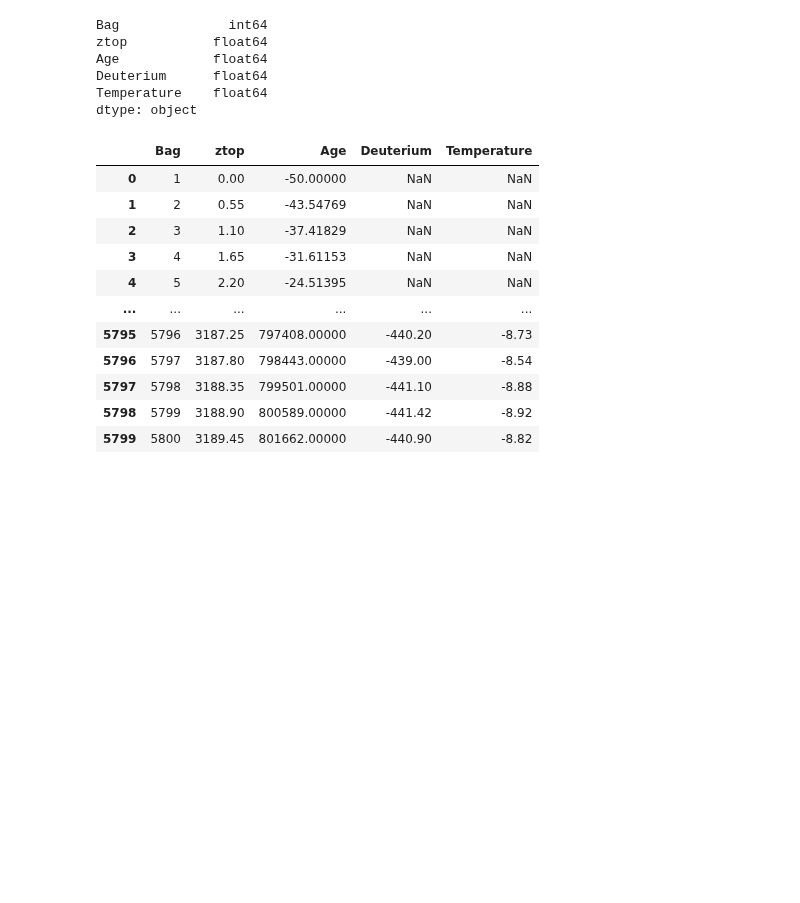
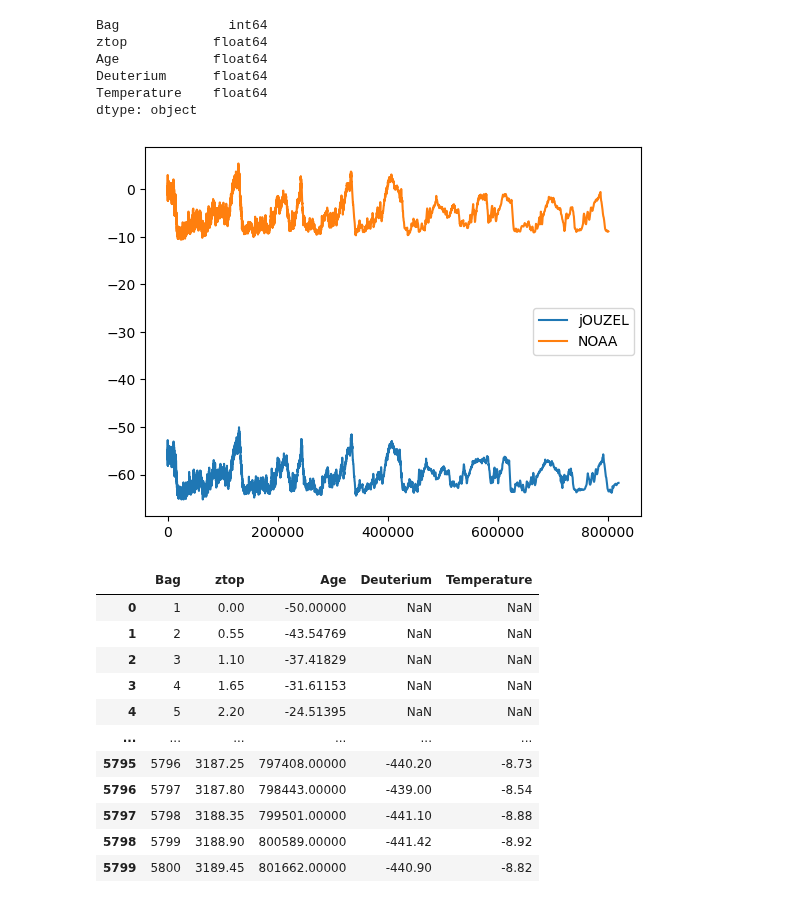
Before and after one commit to dectan/Programming-for-Data-Analysis-Project-2, a Jupyter notebook: test3.ipynb, the cells around one changed output. Cells and saved outputs as stored; diff of their text form; code cells hidden in the pictures; blank space fills up the shorter version.

```diff
--- a/test3.ipynb
+++ b/test3.ipynb
@@ -142,6 +192,13 @@ Age            float64
 Deuterium      float64
 Temperature    float64
 dtype: object
+# %%
+plt.plot(df14['EDC3béta'],df14['celsius'], label = 'jOUZEL')
+plt.plot(df13['Age'],df13['Temperature'], label = 'NOAA')
+plt.legend()
+plt.show()
+# %% [output]
+[figure, added]
 # %%
 #https://www.ncei.noaa.gov/pub/data/paleo/icecore/antarctica/epica_domec/edc3deuttemp2007.txt
 
```
Also changed, not shown: parts of 9 cells of this notebook, 2 other files.
